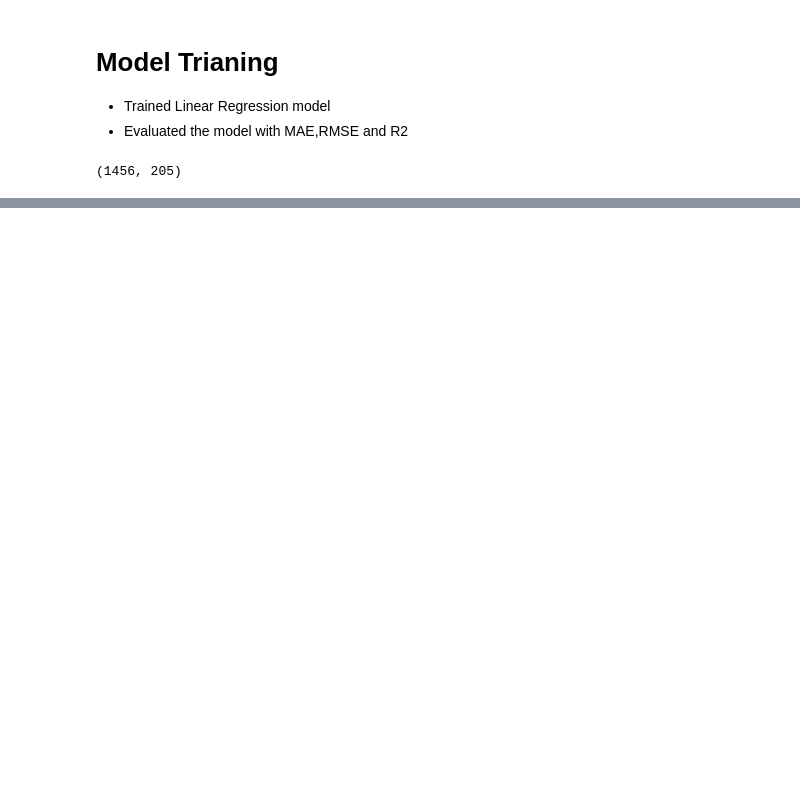
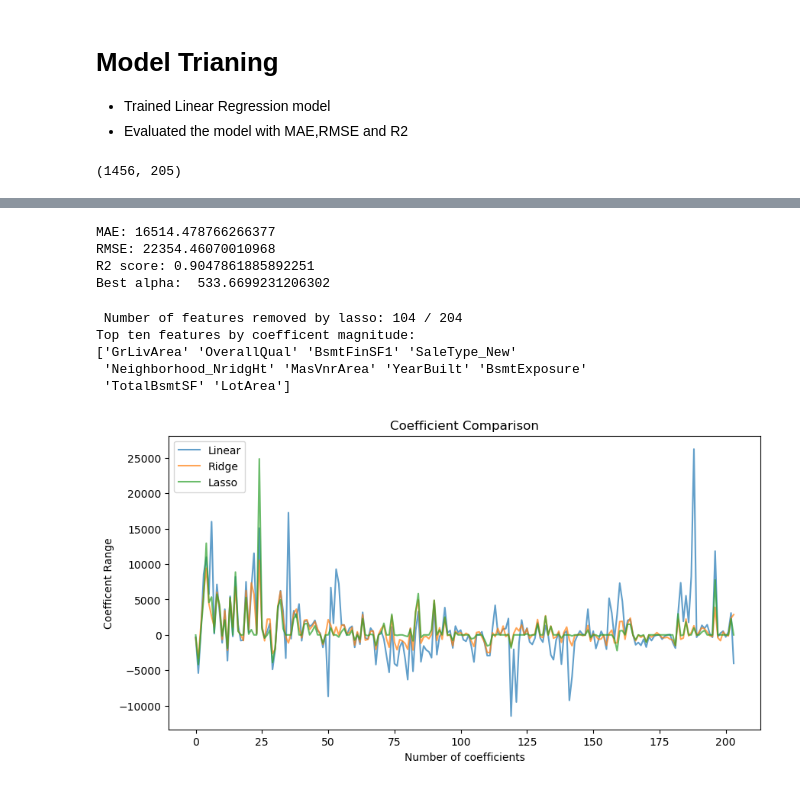
Before and after one commit to imran001046/house-price-prediction-ml, a Jupyter notebook: notebooks/03_modeling.ipynb, the cells around one changed output, grey strips where cells are left out. Cells and saved outputs as stored; diff of their text form; code cells hidden in the pictures; blank space fills up the shorter version.

```diff
--- a/notebooks/03_modeling.ipynb
+++ b/notebooks/03_modeling.ipynb
@@ -145,0 +137,8 @@ plt.show()
+# %%
+# Lasso regression (L1 regularisation)
+from sklearn.linear_model import Lasso, LassoCV
+
+alphas = np.logspace(-6,6,100)
+lasso = LassoCV(alphas=alphas,cv=5, max_iter=10000)
+lasso_pipeline =Pipeline([("Standscaler",StandardScaler()), ("lasso" ,lasso)])
+lasso_pipeline.fit(X_train,y_train)
@@ -145,0 +162,39 @@ plt.show()
+# %%
+lasso_scores = score_model(y_test, y_pred_lasso)
+print("MAE:", lasso_scores[0])
+print("RMSE:", lasso_scores[1])
+print("R2 score:", lasso_scores[2])
+print("Best alpha: ",lasso_pipeline.named_steps["lasso"].alpha_)
+# %% [output]
+MAE: 16514.478766266377
+RMSE: 22354.46070010968
+R2 score: 0.9047861885892251
+Best alpha:  533.6699231206302
+# %%
+# Analyse Feature selection
+
+# zeroed featues
+zeroed_features = np.sum(lasso_pipeline.named_steps["lasso"].coef_ == 0)
+print(f" Number of features removed by lasso: {zeroed_features} / {len(lasso_pipeline.named_steps["lasso"].coef_)}")
+# 10 top Features
+important_features = np.argsort(np.abs(lasso_pipeline.named_steps["lasso"].coef_))[-10:][::-1]
+print("Top ten features by coefficent magnitude:")
+print(np.array(X_train.columns)[important_features])
+# %% [output]
+ Number of features removed by lasso: 104 / 204
+Top ten features by coefficent magnitude:
+['GrLivArea' 'OverallQual' 'BsmtFinSF1' 'SaleType_New'
+ 'Neighborhood_NridgHt' 'MasVnrArea' 'YearBuilt' 'BsmtExposure'
+ 'TotalBsmtSF' 'LotArea']
+# %%
+plt.figure(figsize=(10,5))
+plt.plot(linear_pipeline.named_steps["linear"].coef_, label="Linear", alpha=0.7)
+plt.plot(ridge_pipeline.named_steps["ridge"].coef_, label="Ridge", alpha=0.7)
+plt.plot(lasso_pipeline.named_steps["lasso"].coef_, label="Lasso", alpha=0.7)
+plt.xlabel("Number of coefficients")
+plt.ylabel("Coefficent Range")
+plt.legend()
+plt.title("Coefficient Comparison")
+plt.show()
+# %% [output]
+[figure, added]
```
Also changed, not shown: parts of 25 cells of this notebook.
